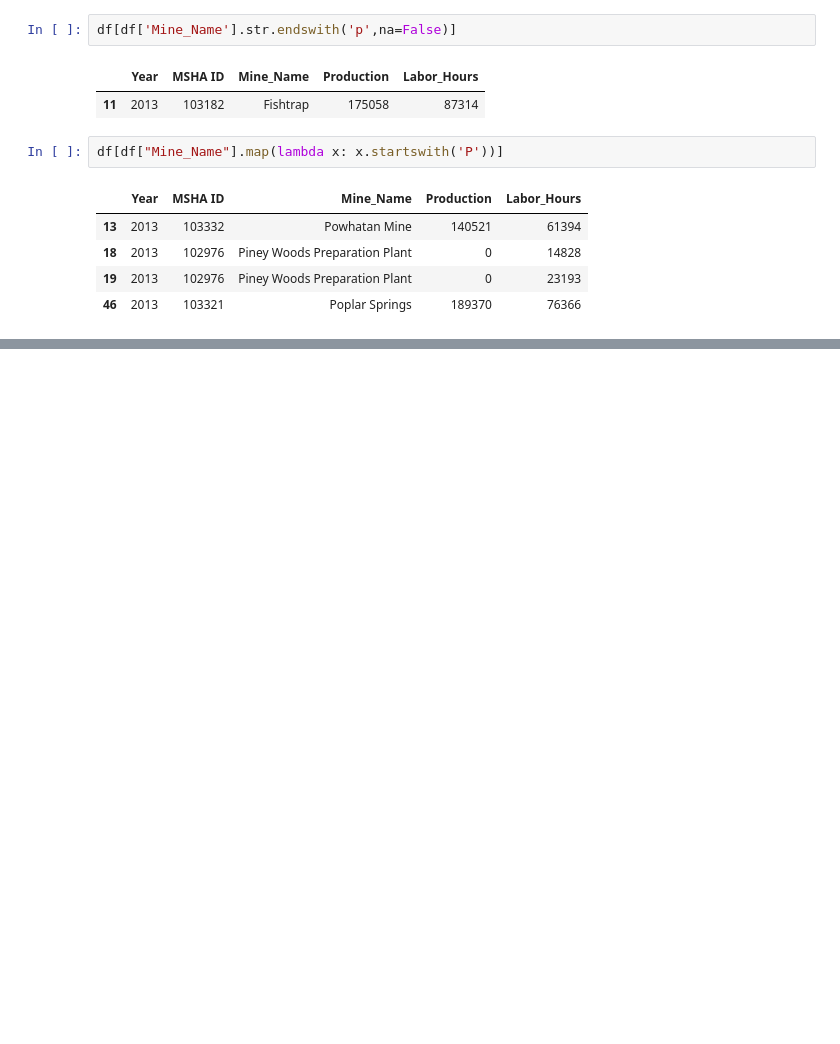
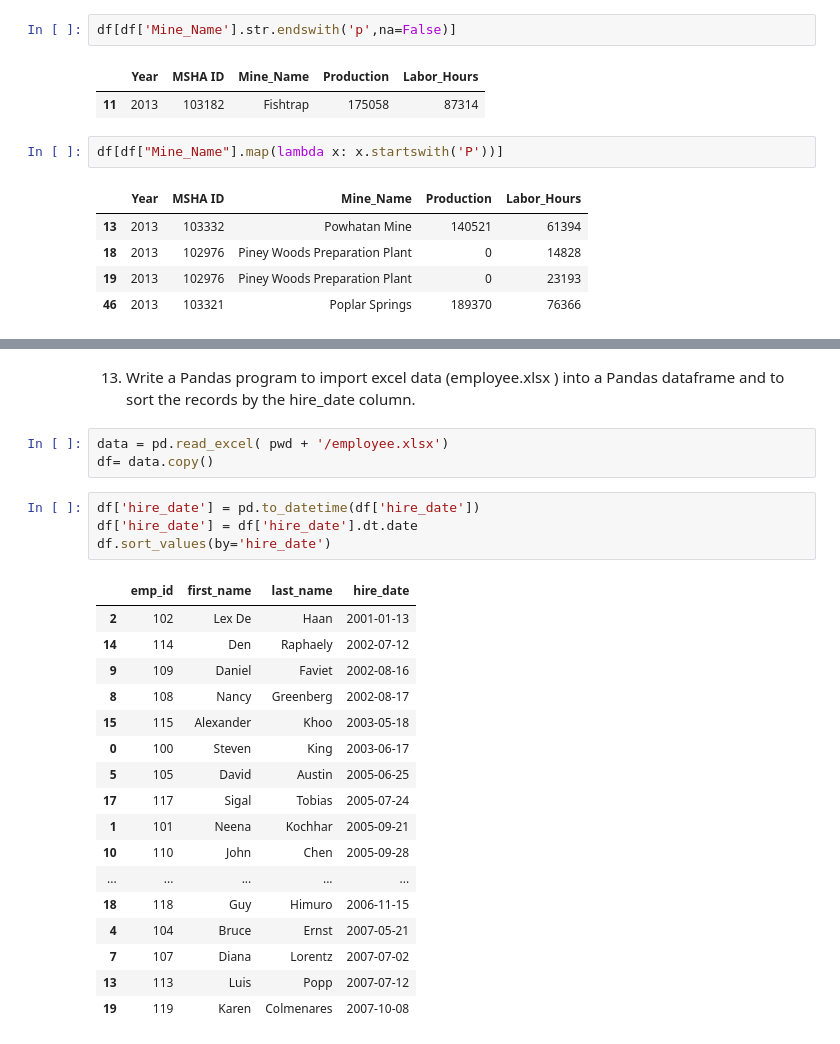
Before and after one commit to Proxytrail/pandasquestions, a Jupyter notebook: pandasquestion2.ipynb, the cells around one changed output, grey strips where cells are left out. Drawn from its saved outputs; the diff is of its cells as text; blank space fills up the shorter version.

```diff
--- a/pandasquestion2.ipynb
+++ b/pandasquestion2.ipynb
@@ -269,0 +301,28 @@ df[df["Mine_Name"].map(lambda x: x.startswith('P'))]
+# %% [markdown]
+13. Write a Pandas program to import excel data (employee.xlsx ) into a
+Pandas dataframe and to sort the records by the hire_date column.
+# %%
+data = pd.read_excel( pwd + '/employee.xlsx')
+df= data.copy()
+# %%
+df['hire_date'] = pd.to_datetime(df['hire_date'])
+df['hire_date'] = df['hire_date'].dt.date
+df.sort_values(by='hire_date')
+# %% [output]
+|  | emp_id | first_name | last_name | hire_date |
+| 2 | 102 | Lex De | Haan | 2001-01-13 |
+| 14 | 114 | Den | Raphaely | 2002-07-12 |
+| 9 | 109 | Daniel | Faviet | 2002-08-16 |
+| 8 | 108 | Nancy | Greenberg | 2002-08-17 |
+| 15 | 115 | Alexander | Khoo | 2003-05-18 |
+| 0 | 100 | Steven | King | 2003-06-17 |
+| 5 | 105 | David | Austin | 2005-06-25 |
+| 17 | 117 | Sigal | Tobias | 2005-07-24 |
+| 1 | 101 | Neena | Kochhar | 2005-09-21 |
+| 10 | 110 | John | Chen | 2005-09-28 |
+| ... | ... | ... | ... | ... |
+| 18 | 118 | Guy | Himuro | 2006-11-15 |
+| 4 | 104 | Bruce | Ernst | 2007-05-21 |
+| 7 | 107 | Diana | Lorentz | 2007-07-02 |
+| 13 | 113 | Luis | Popp | 2007-07-12 |
+| 19 | 119 | Karen | Colmenares | 2007-10-08 |
```
Also changed, not shown: parts of 6 cells of this notebook.
